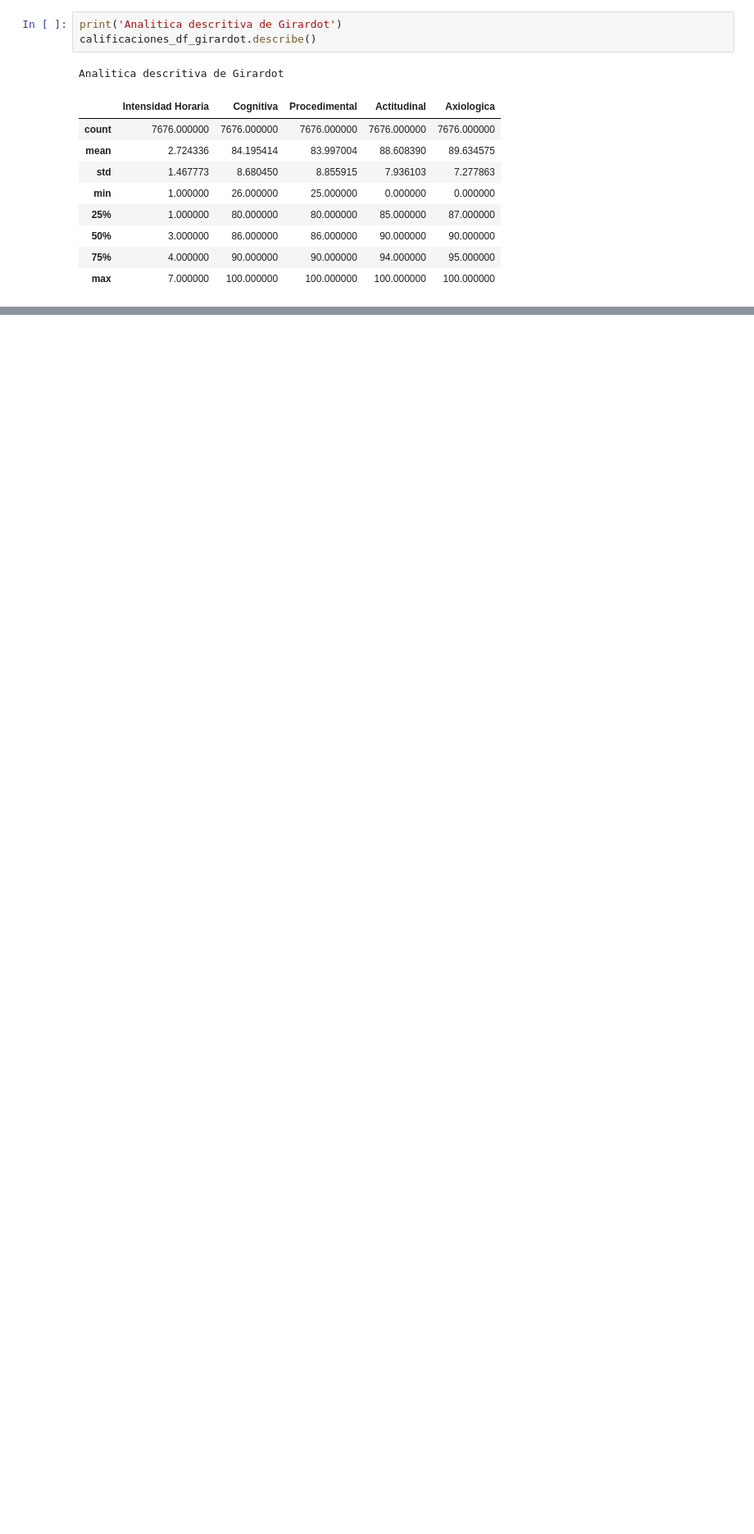
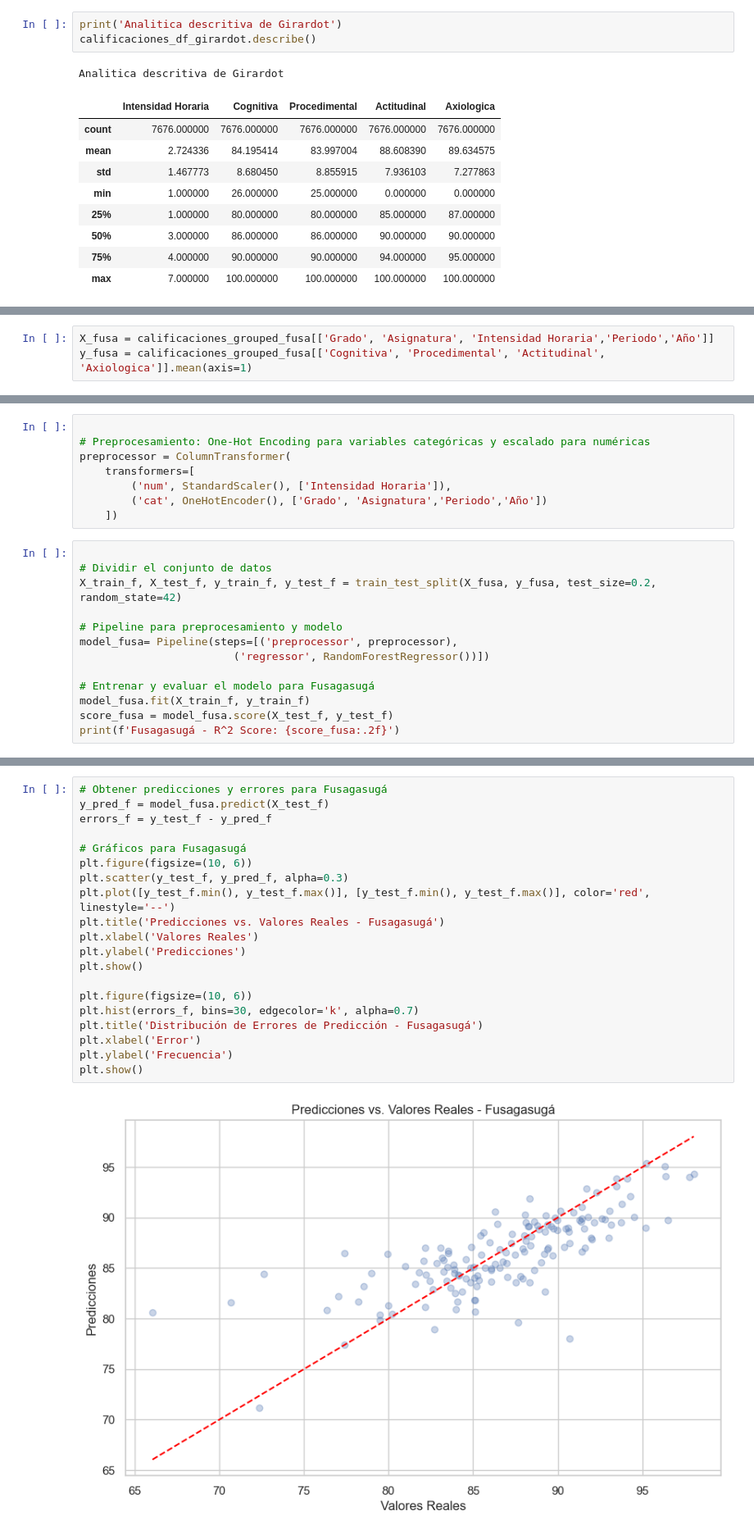
Before and after one commit to didi-gg/formar-innovar, a Jupyter notebook: notebooks/calificaciones_crisp_fase_2.ipynb, the cells around one changed output, grey strips where cells are left out. Shown at 82% size. Saved outputs shown, nothing was run; the diff lists cells and outputs as text; blank space fills up the shorter version.

```diff
--- a/notebooks/calificaciones_crisp_fase_2.ipynb
+++ b/notebooks/calificaciones_crisp_fase_2.ipynb
@@ -395,0 +469,3 @@ plt.show()
+# %%
+X_fusa = calificaciones_grouped_fusa[['Grado', 'Asignatura', 'Intensidad Horaria','Periodo','Año']]
+y_fusa = calificaciones_grouped_fusa[['Cognitiva', 'Procedimental', 'Actitudinal', 'Axiologica']].mean(axis=1)
@@ -395,0 +477,21 @@ plt.show()
+# %%
+
+# Preprocesamiento: One-Hot Encoding para variables categóricas y escalado para numéricas
+preprocessor = ColumnTransformer(
+    transformers=[
+        ('num', StandardScaler(), ['Intensidad Horaria']),
+        ('cat', OneHotEncoder(), ['Grado', 'Asignatura','Periodo','Año'])
+    ])
+# %%
+
+# Dividir el conjunto de datos
+X_train_f, X_test_f, y_train_f, y_test_f = train_test_split(X_fusa, y_fusa, test_size=0.2, random_state=42)
+
+# Pipeline para preprocesamiento y modelo
+model_fusa= Pipeline(steps=[('preprocessor', preprocessor),
+                        ('regressor', RandomForestRegressor())])
+
+# Entrenar y evaluar el modelo para Fusagasugá
+model_fusa.fit(X_train_f, y_train_f)
+score_fusa = model_fusa.score(X_test_f, y_test_f)
+print(f'Fusagasugá - R^2 Score: {score_fusa:.2f}')
@@ -395,0 +500,22 @@ plt.show()
+# %%
+# Obtener predicciones y errores para Fusagasugá
+y_pred_f = model_fusa.predict(X_test_f)
+errors_f = y_test_f - y_pred_f
+
+# Gráficos para Fusagasugá
+plt.figure(figsize=(10, 6))
+plt.scatter(y_test_f, y_pred_f, alpha=0.3)
+plt.plot([y_test_f.min(), y_test_f.max()], [y_test_f.min(), y_test_f.max()], color='red', linestyle='--')
+plt.title('Predicciones vs. Valores Reales - Fusagasugá')
+plt.xlabel('Valores Reales')
+plt.ylabel('Predicciones')
+plt.show()
+
+plt.figure(figsize=(10, 6))
+plt.hist(errors_f, bins=30, edgecolor='k', alpha=0.7)
+plt.title('Distribución de Errores de Predicción - Fusagasugá')
+plt.xlabel('Error')
+plt.ylabel('Frecuencia')
+plt.show()
+# %% [output]
+[figure, added]
```
Also changed, not shown: parts of 30 cells of this notebook.
